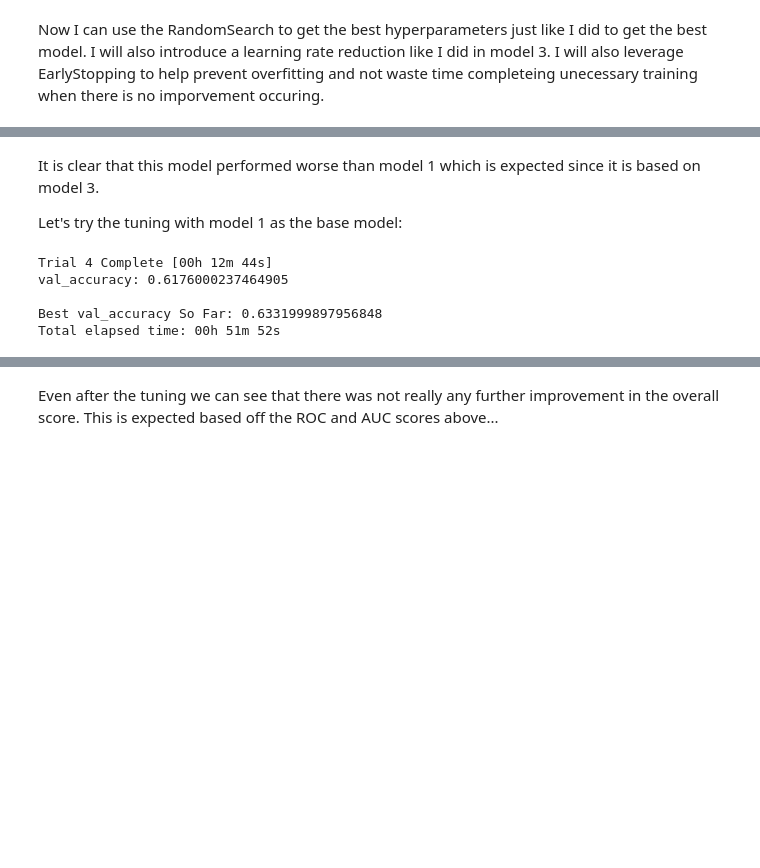
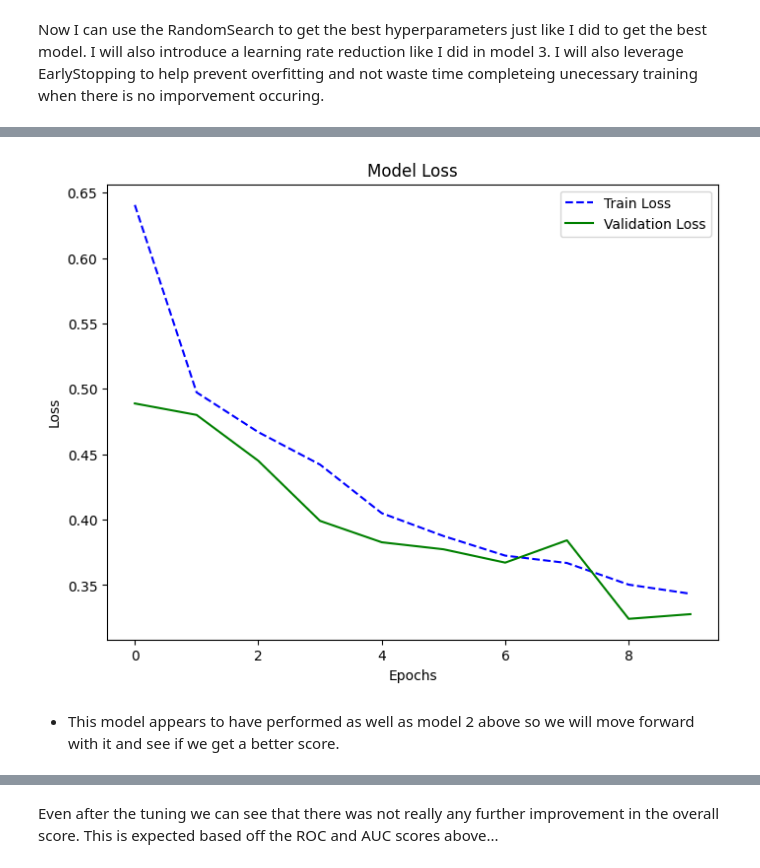
Before and after one commit to grsi7978/CSPB_3202_Competition, a Jupyter notebook: comp.ipynb, the cells around one changed output, grey strips where cells are left out. Drawn from its saved outputs; the diff is of its cells as text; code cells hidden in the pictures; blank space fills up the shorter version.

```diff
--- a/comp.ipynb
+++ b/comp.ipynb
@@ -784,45 +786,15 @@ plt.show()
+# %%
+plt.figure(figsize=(8, 6))
+
+plt.plot(history_4.history['loss'], label='Train Loss', color='blue', linestyle="dashed")
+plt.plot(history_4.history['val_loss'], label='Validation Loss', color='green')
+
+plt.xlabel('Epochs')
+plt.ylabel('Loss')
+plt.title('Model Loss')
+plt.legend()
+plt.show()
+# %% [output]
+[figure, added]
 # %% [markdown]
-It is clear that this model performed worse than model 1 which is expected since it is based on model 3.
-
-Let's try the tuning with model 1 as the base model:
+- This model appears to have performed as well as model 2 above so we will move forward with it and see if we get a better score.
-# %%
-def build_model_2(hp):
-    model = Sequential([
-        Input(shape=(96,96,3)),
-        Rescaling(1.0/255),
-        Cropping2D(cropping=((16,16),(16,16))),
-
-        Conv2D(32,(3,3),activation='relu'),
-        BatchNormalization(),
-        MaxPooling2D(2,2),
-
-        Conv2D(64, (3,3), activation='relu'),
-        BatchNormalization(),
-        MaxPooling2D(2,2),
-
-        Flatten(),
-        Dense(128, activation='relu'),
-        Dropout(hp.Choice("dropout_rate", [0.3, 0.5])),
-        Dense(1, activation='sigmoid')
-    ])
-
-    model.compile(
-        optimizer=Adam(hp.Choice("learning_rate", [1e-4, 1e-3])), loss='binary_crossentropy',
-        metrics=['accuracy', 'auc']
-    )
-
-    return model
-
-model_5_tuning = RandomSearch(
-    build_model_2,
-    objective='val_accuracy',
-    directory='model_5'
-)
-
-model_5_tuning.search(x=training, validation_data=validation, steps_per_epoch=int(np.ceil(len(training_df)/100)), epochs=15)
-# %% [output]
-Trial 4 Complete [00h 12m 44s]
-val_accuracy: 0.6176000237464905
-
-Best val_accuracy So Far: 0.6331999897956848
-Total elapsed time: 00h 51m 52s
```
Also changed, not shown: parts of 20 cells of this notebook, 2 other files.
